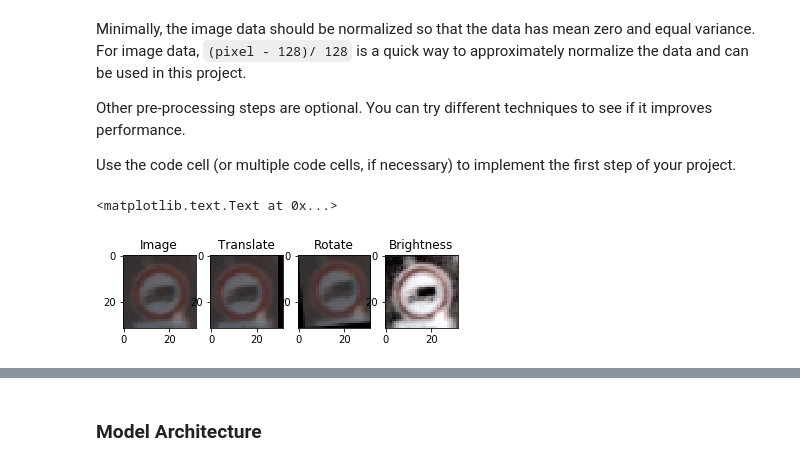
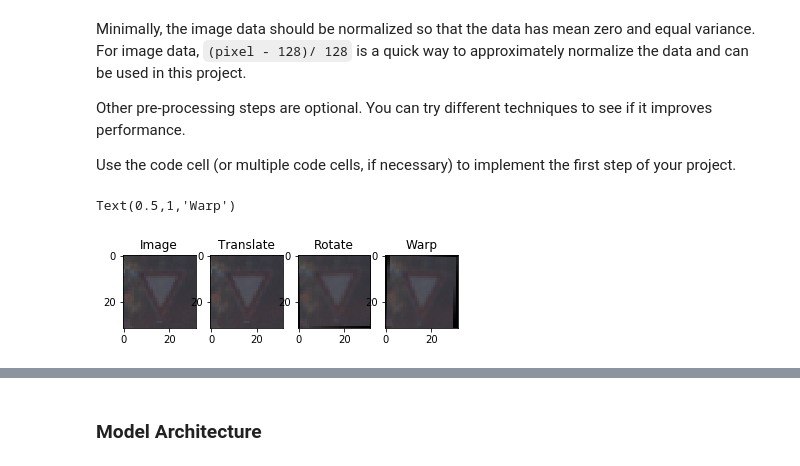
Before and after one commit to gvp-study/CarND-Traffic-Sign-Classifier-Project, a Jupyter notebook: Traffic_Sign_Classifier2.ipynb, the cells around one changed output, grey strips where cells are left out. Drawn from its saved outputs; the diff is of its cells as text; code cells hidden in the pictures.

```diff
--- a/Traffic_Sign_Classifier2.ipynb
+++ b/Traffic_Sign_Classifier2.ipynb
@@ -194,41 +222,58 @@ def translate(img, rx, ry):
 
 def rotate(img, ra):
     rows,cols,deps = img.shape
 
     ang = np.deg2rad(np.random.randint(-ra, ra, 1))
     sa = np.sin(ang)
     ca = np.cos(ang)
     M = np.float32([[ca,-sa,0],[sa,ca,0]])
     dst = cv2.warpAffine(img,M,(cols,rows))
 
     return dst
 
-def brightness(img):
+def warp(img, ra):
+    rows,cols,_ = img.shape
 
-    img_yuv = cv2.cvtColor(img, cv2.COLOR_BGR2YUV)
-    # equalize the histogram of the Y channel
-    img_yuv[:,:,0] = cv2.equalizeHist(img_yuv[:,:,0])
-    # convert the YUV image back to RGB format
-    dst = cv2.cvtColor(img_yuv, cv2.COLOR_YUV2BGR)
+    # random scaling coefficients
+    rndx = np.random.rand(ra) - 0.5
+    rndx *= cols * 0.05   # this coefficient determines the degree of warping
+    rndy = np.random.rand(ra) - 0.5
+    rndy *= rows * 0.05
+    # 3 starting points for transform, 1/4 way from edges
+    x1 = cols/4
+    x2 = 3*cols/4
+    y1 = rows/4
+    y2 = 3*rows/4
+
+    pts1 = np.float32([[y1,x1],
+                       [y2,x1],
+                       [y1,x2]])
+    pts2 = np.float32([[y1+rndy[0],x1+rndx[0]],
+                       [y2+rndy[1],x1+rndx[1]],
+                       [y1+rndy[2],x2+rndx[2]]])
+
+    M = cv2.getAffineTransform(pts1,pts2)
+
+    dst = cv2.warpAffine(img,M,(cols,rows))
 
     return dst
 
 index = random.randint(0, len(X_train))
 image = X_train[index]
 timage = translate(image, 3, 3)
 rimage = rotate(image, 6)
-bimage = brightness(image)
+bimage = warp(image, 3)
 
 fig, axs = plt.subplots(1,4)
 axs[0].imshow(image)
 axs[0].set_title('Image')
 axs[1].imshow(timage)
 axs[1].set_title('Translate')
 axs[2].imshow(rimage)
 axs[2].set_title('Rotate')
 axs[3].imshow(bimage)
-axs[3].set_title('Brightness')
+axs[3].set_title('Warp')
 # %% [output]
-<matplotlib.text.Text at 0x...>
+Text(0.5,1,'Warp')
-[figure, old version]
+[figure, new version]
 # %%
```
Also changed, not shown: parts of 10 cells of this notebook.
